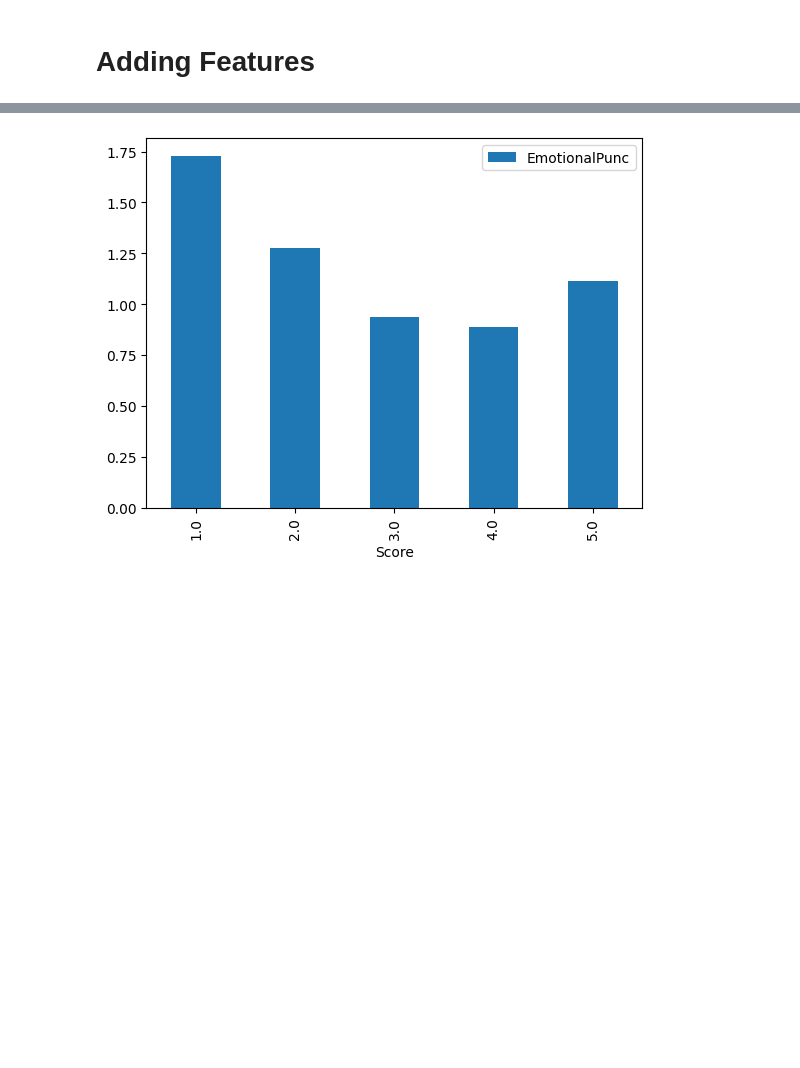
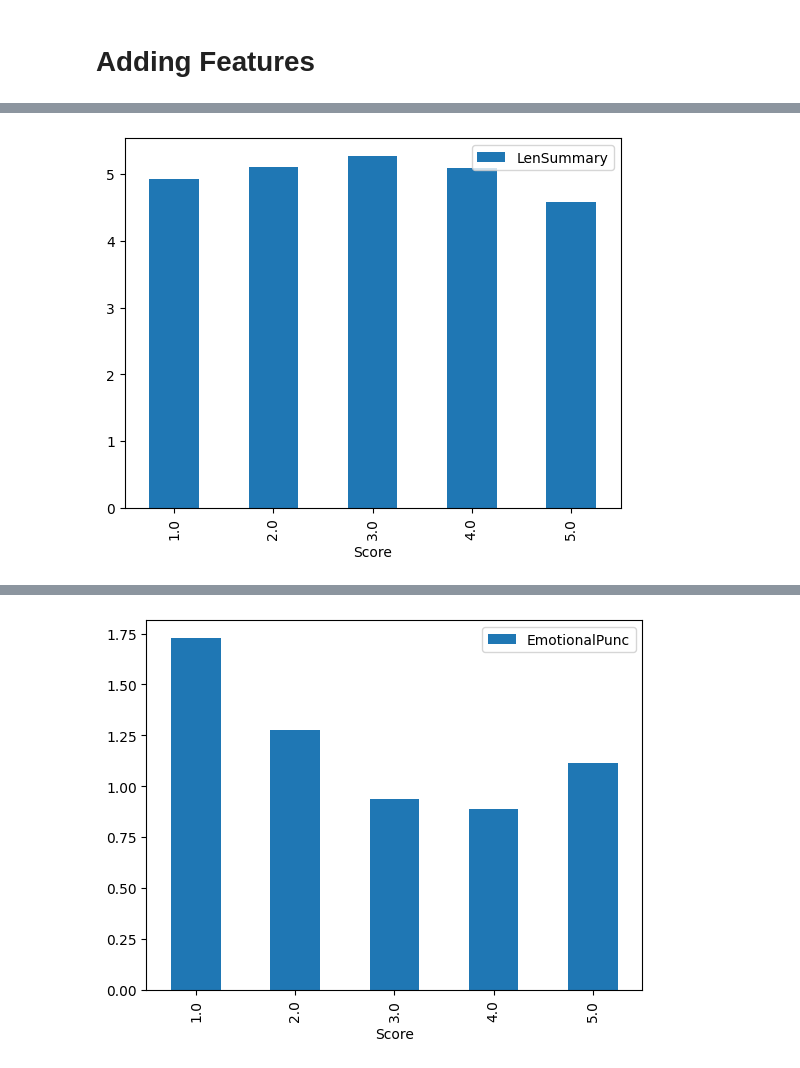
Before and after one commit to SeanRMcC/mccartys-midterm, a Jupyter notebook: starter_code.ipynb, the cells around one changed output, grey strips where cells are left out. Saved outputs shown, nothing was run; the diff lists cells and outputs as text; code cells hidden in the pictures; blank space fills up the shorter version.

```diff
--- a/starter_code.ipynb
+++ b/starter_code.ipynb
@@ -103,0 +138,5 @@ X_train.head()
+# %%
+X_train[["Score", "LenSummary"]].groupby("Score").mean().plot(kind="bar")
+plt.show()
+# %% [output]
+[figure, added]
```
Also changed, not shown: parts of 9 cells of this notebook.
